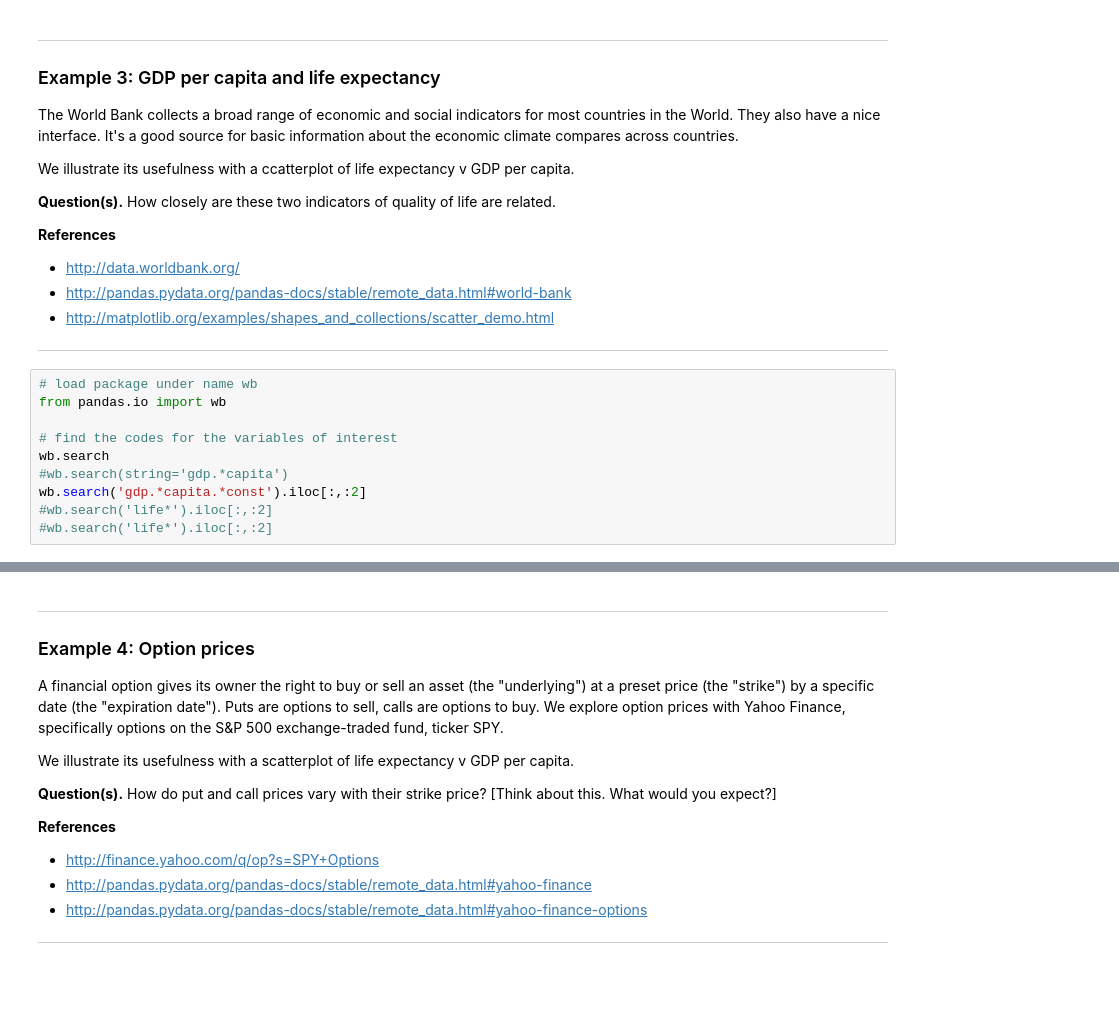
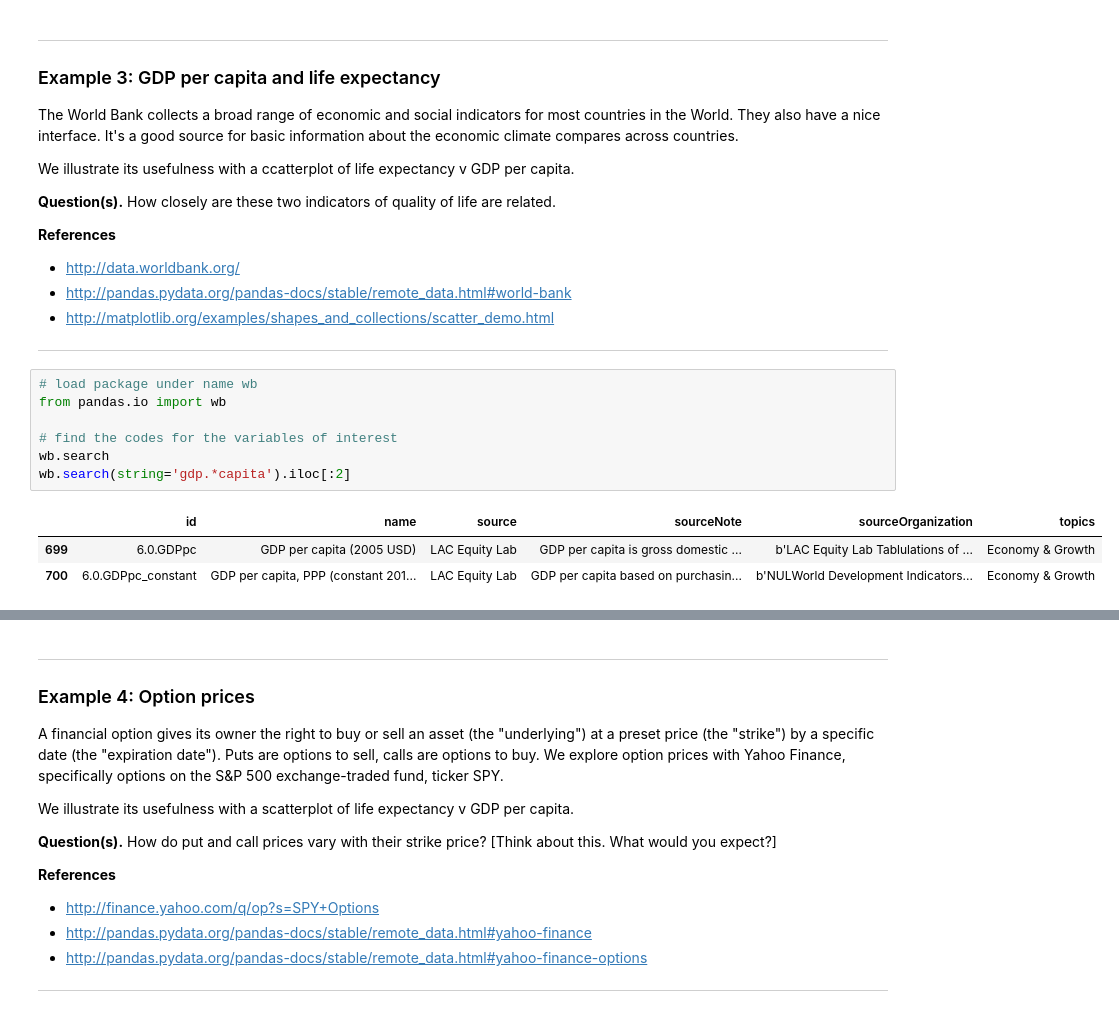
Before and after one commit to DaveBackus/Data_Bootcamp, a Jupyter notebook: Code/IPython/Bootcamp_1_Examples.ipynb, the cells around one changed output, grey strips where cells are left out. Saved outputs shown, nothing was run; the diff lists cells and outputs as text; blank space fills up the shorter version.

```diff
--- a/Code/IPython/Bootcamp_1_Examples.ipynb
+++ b/Code/IPython/Bootcamp_1_Examples.ipynb
@@ -229,13 +243,14 @@ We illustrate its usefulness with a ccatterplot of life expectancy v GDP per cap
 # %%
 # load package under name wb
 from pandas.io import wb
 
 # find the codes for the variables of interest
 wb.search
-#wb.search(string='gdp.*capita')
-wb.search('gdp.*capita.*const').iloc[:,:2]
-#wb.search('life*').iloc[:,:2]
-#wb.search('life*').iloc[:,:2]
+wb.search(string='gdp.*capita').iloc[:2]
+# %% [output]
+|  | id | name | source | sourceNote | sourceOrganization | topics |
+| 699 | 6.0.GDPpc | GDP per capita (2005 USD) | LAC Equity Lab | GDP per capita is gross domestic ... | b'LAC Equity Lab Tablulations of ... | Economy & Growth |
+| 700 | 6.0.GDPpc_constant | GDP per capita, PPP (constant 201... | LAC Equity Lab | GDP per capita based on purchasin... | b'NULWorld Development Indicators... | Economy & Growth |
 # %%
 # specify dates, variables, and countries
 start = 2011
```
Also changed, not shown: parts of 12 cells of this notebook, 7 other files.
